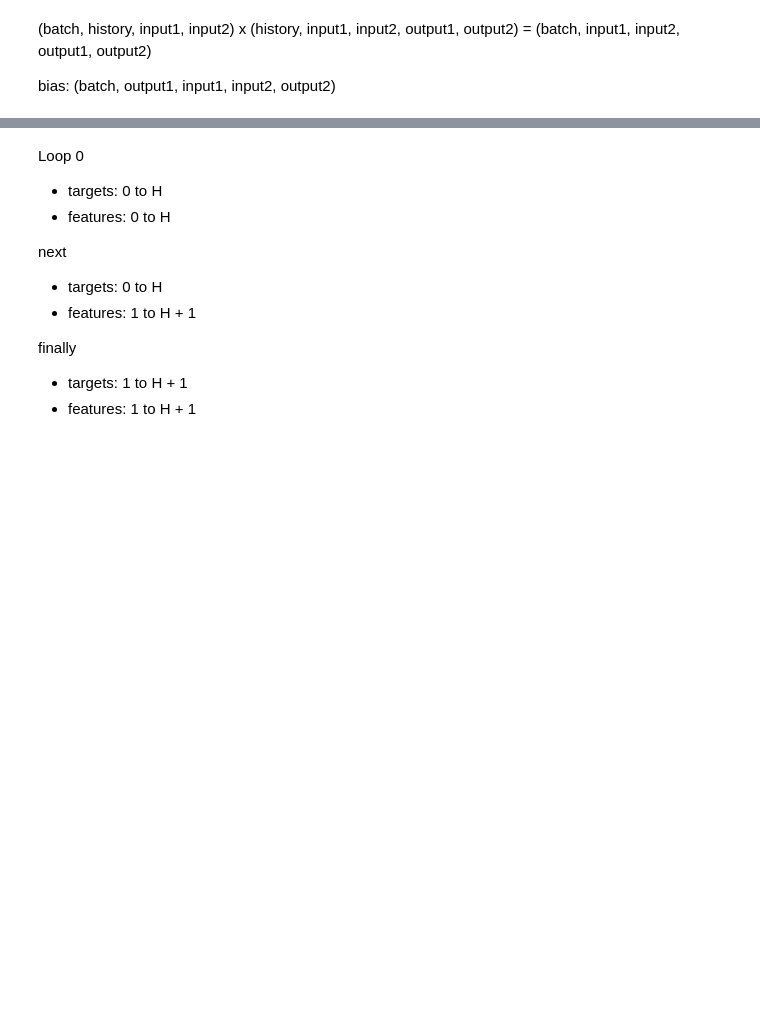
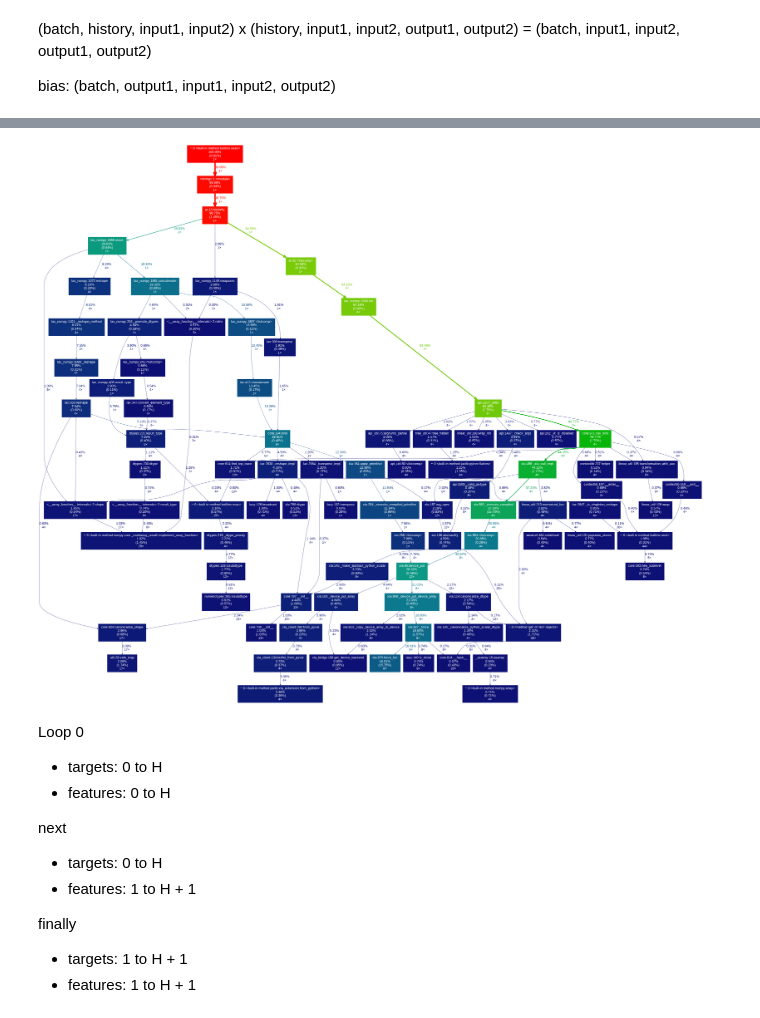
Before and after one commit to danielsuo/skgaip, a Jupyter notebook: notebooks/2020-05-26 Testing linear.ipynb, the cells around one changed output, grey strips where cells are left out. Cells and saved outputs as stored; diff of their text form; code cells hidden in the pictures; blank space fills up the shorter version.

```diff
--- a/notebooks/2020-05-26 Testing linear.ipynb
+++ b/notebooks/2020-05-26 Testing linear.ipynb
@@ -170,3 +367,8 @@ historify(a, history_len = 4).shape
+# %%
+!gprof2dot -f pstats historify.pstats | dot -Tpng -o historify.png
+Image(filename="historify.png")
+# %% [output]
+[figure, added]
 # %%
 a.reshape((1, -1))
 # %% [markdown]
```
Also changed, not shown: parts of 22 cells of this notebook, 4 other files.
